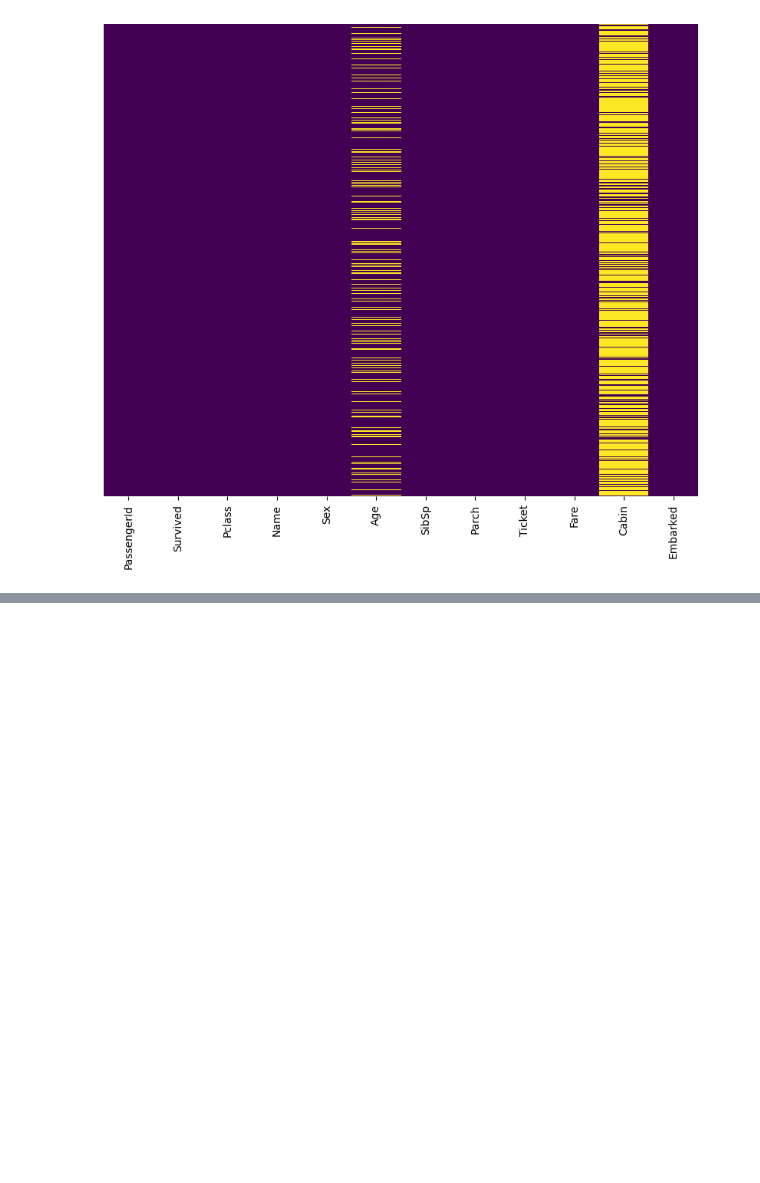
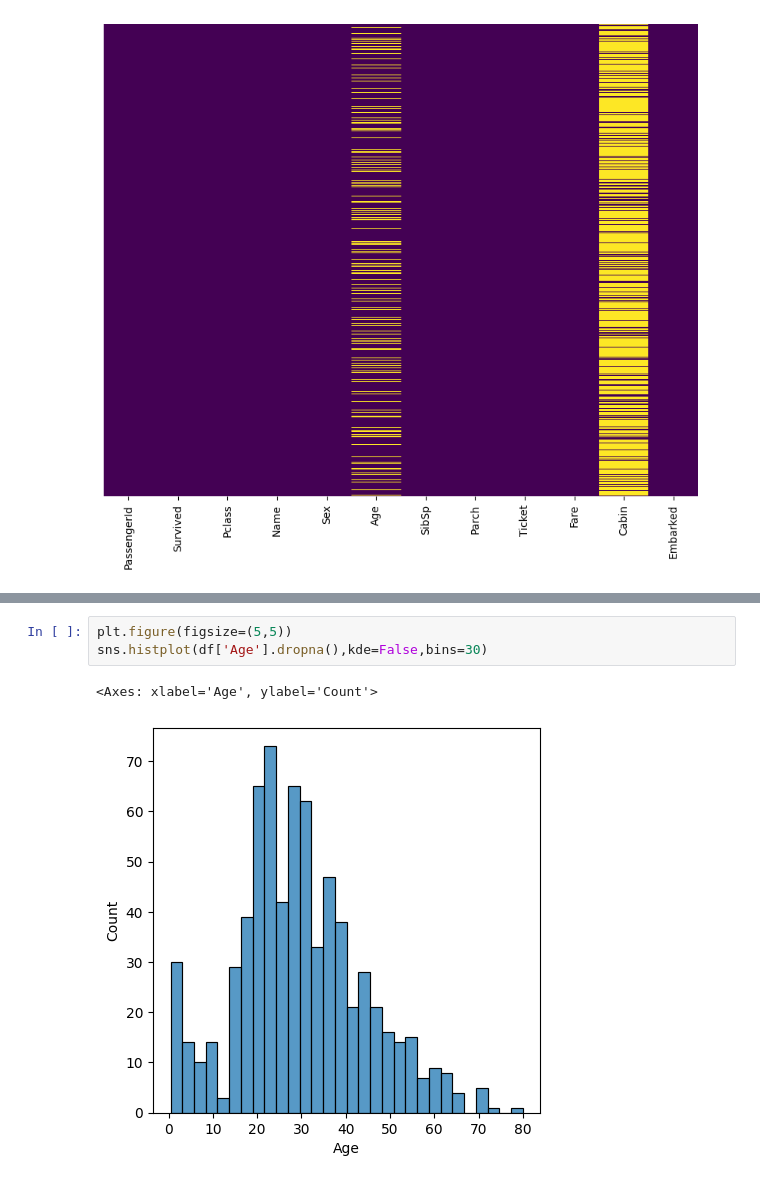
Before and after one commit to DavidRamirez20/DataScienceProjects, a Jupyter notebook: Titanic.ipynb, the cells around one changed output, grey strips where cells are left out. Drawn from its saved outputs; the diff is of its cells as text; blank space fills up the shorter version.

```diff
--- a/Titanic.ipynb
+++ b/Titanic.ipynb
@@ -63,0 +73,6 @@ sns.heatmap(df.isnull(),yticklabels=False,cbar=False,cmap='viridis')
+# %%
+plt.figure(figsize=(5,5))
+sns.histplot(df['Age'].dropna(),kde=False,bins=30)
+# %% [output]
+<Axes: xlabel='Age', ylabel='Count'>
+[figure, added]
```
Also changed, not shown: parts of 17 cells of this notebook.
